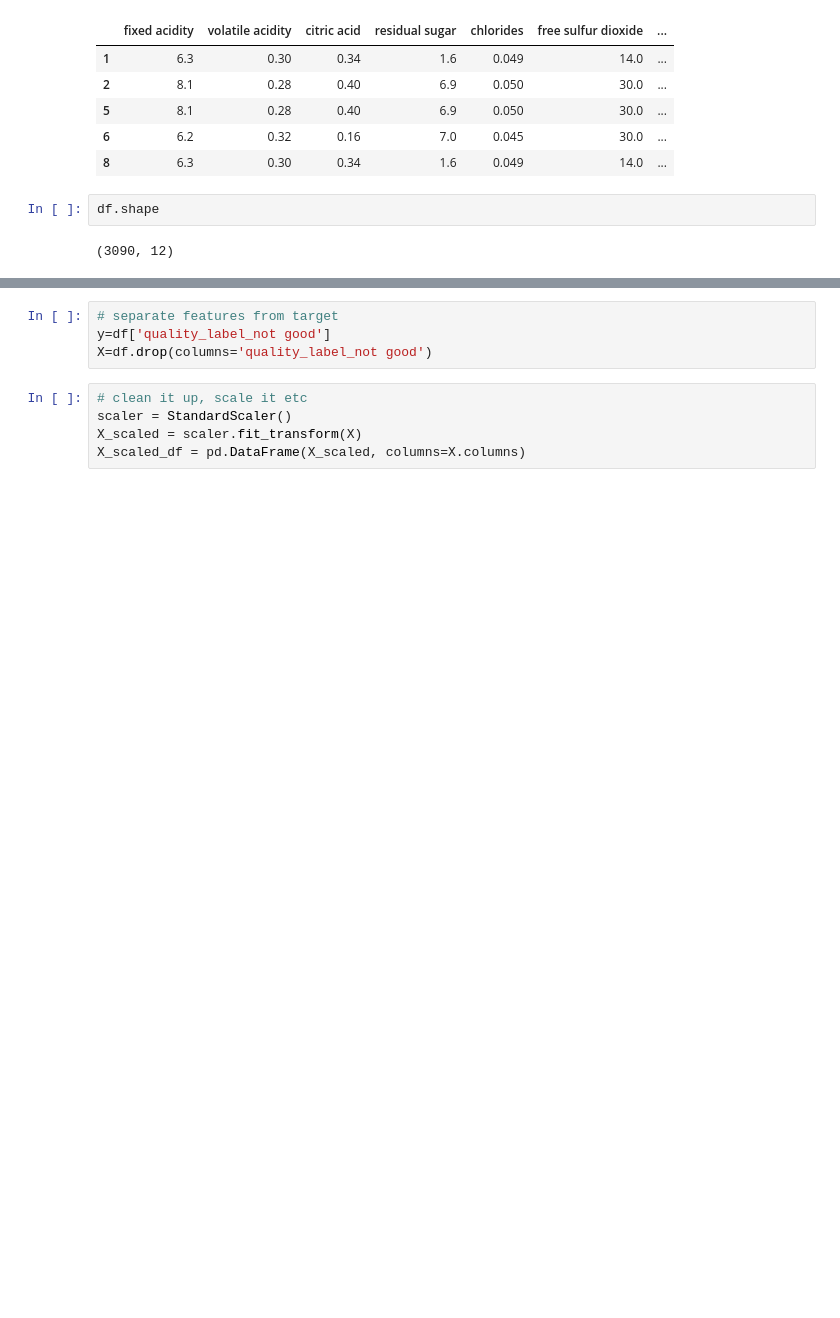
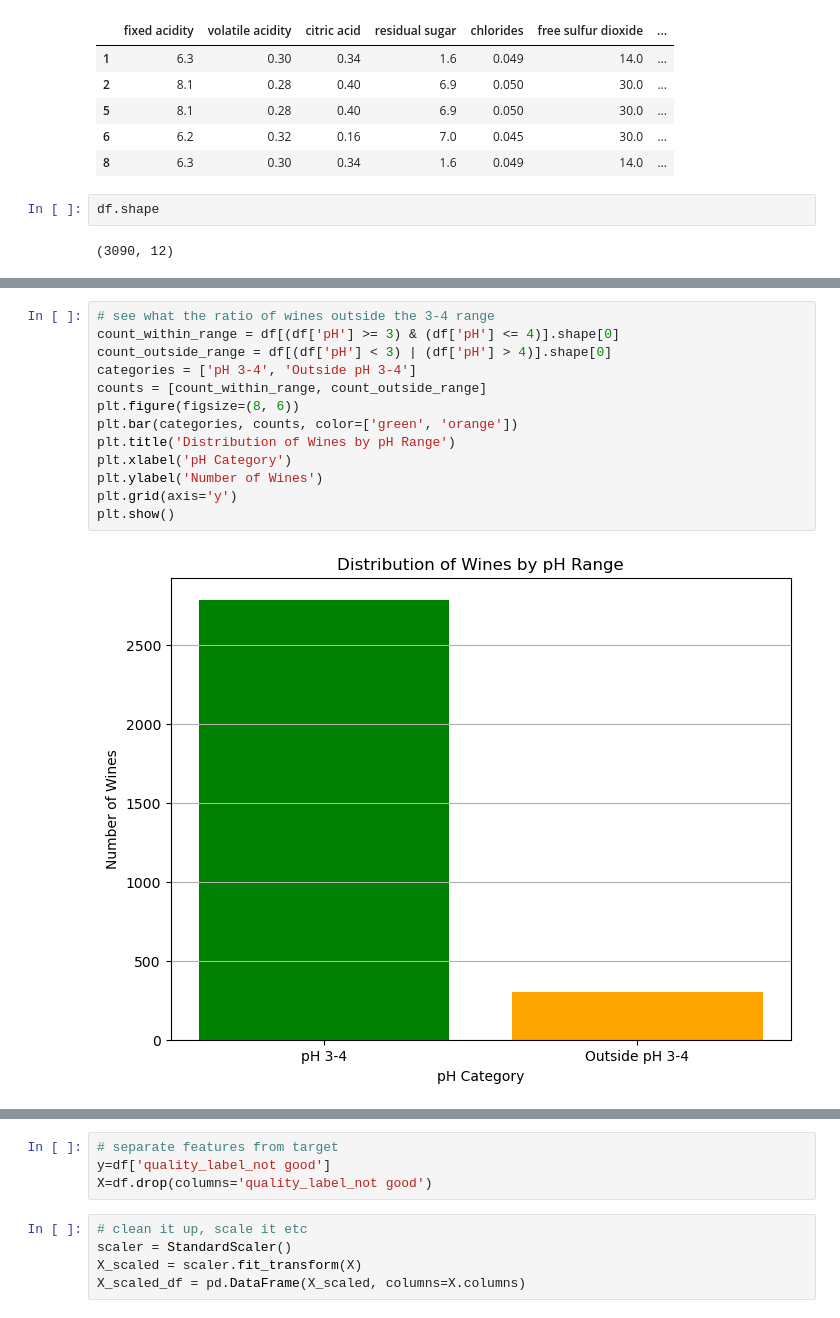
Before and after one commit to Robotrousers/Project4, a Jupyter notebook: VinoVista.ipynb, the cells around one changed output, grey strips where cells are left out. Cells and saved outputs as stored; diff of their text form; blank space fills up the shorter version.

```diff
--- a/VinoVista.ipynb
+++ b/VinoVista.ipynb
@@ -82,0 +117,15 @@ df.shape
+# %%
+# see what the ratio of wines outside the 3-4 range
+count_within_range = df[(df['pH'] >= 3) & (df['pH'] <= 4)].shape[0]
+count_outside_range = df[(df['pH'] < 3) | (df['pH'] > 4)].shape[0]
+categories = ['pH 3-4', 'Outside pH 3-4']
+counts = [count_within_range, count_outside_range]
+plt.figure(figsize=(8, 6))
+plt.bar(categories, counts, color=['green', 'orange'])
+plt.title('Distribution of Wines by pH Range')
+plt.xlabel('pH Category')
+plt.ylabel('Number of Wines')
+plt.grid(axis='y')
+plt.show()
+# %% [output]
+[figure, added]
```
Also changed, not shown: parts of 3 cells of this notebook.
